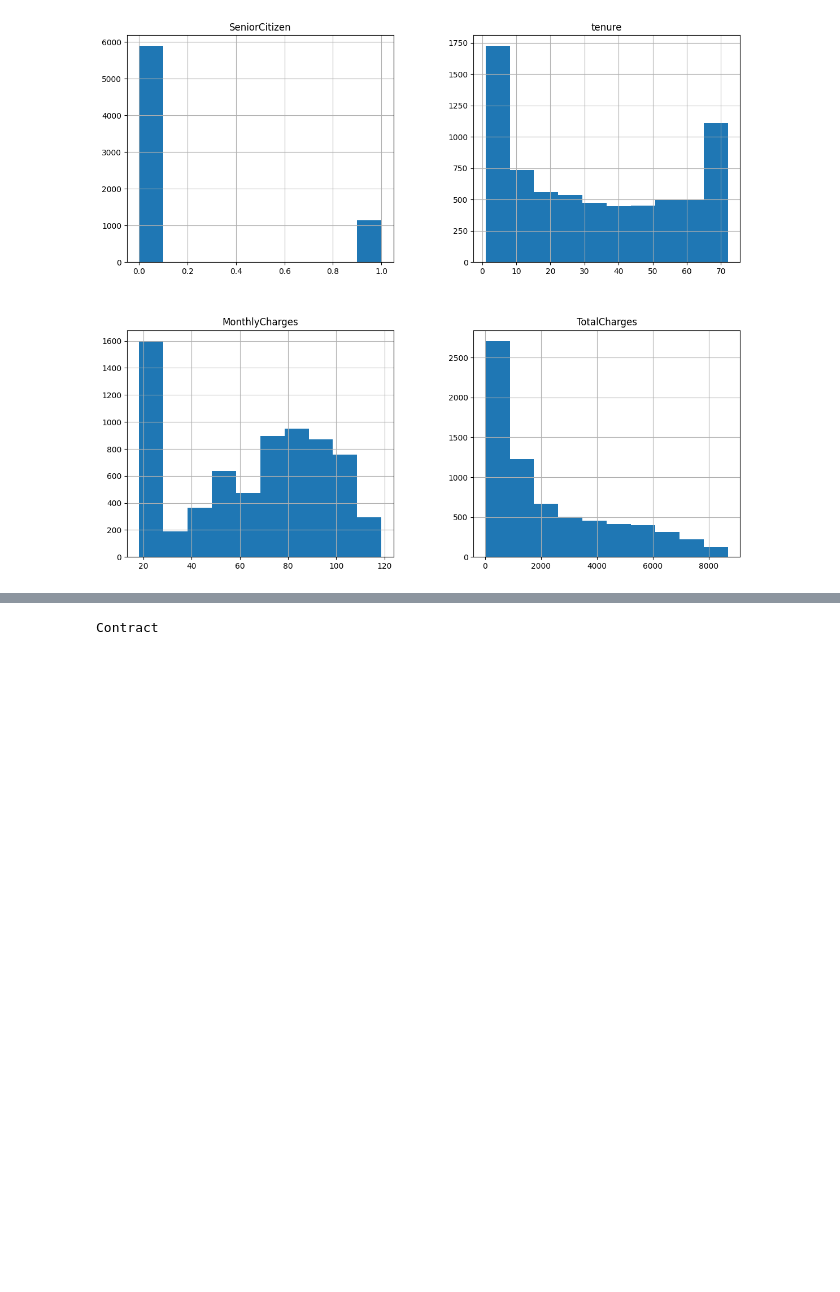
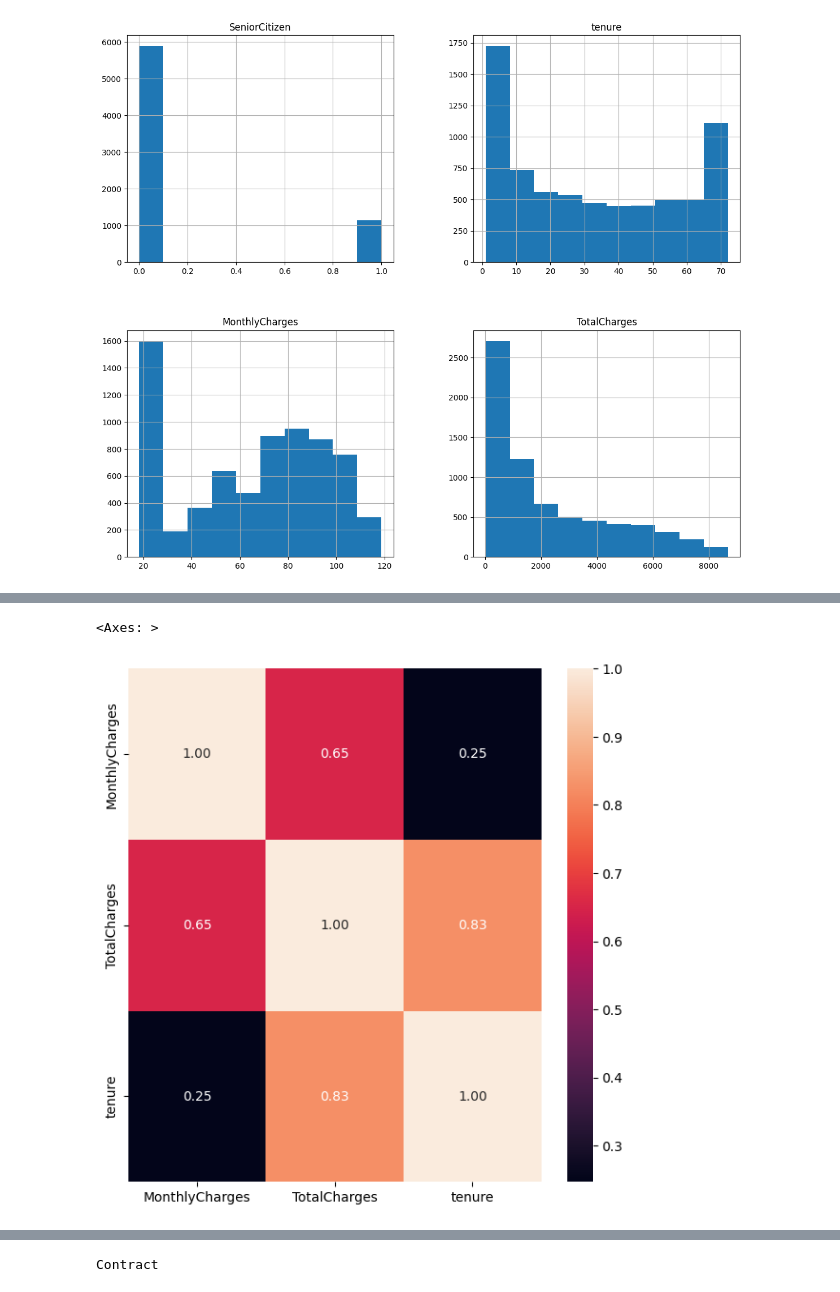
Before and after one commit to jekasores/a3data_ds_challenge, a Jupyter notebook: solution.ipynb, the cells around one changed output, grey strips where cells are left out. Drawn from its saved outputs; the diff is of its cells as text; code cells hidden in the pictures; blank space fills up the shorter version.

```diff
--- a/solution.ipynb
+++ b/solution.ipynb
@@ -248,3 +268,10 @@ array([[<Axes: title={'center': 'SeniorCitizen'}>,
+# %%
+fig, ax = plt.subplots(figsize=(7,7))
+corr_columns = ['MonthlyCharges', 'TotalCharges', 'tenure']
+sns.heatmap(df[corr_columns].corr(), annot=True, fmt=".2f")
+# %% [output]
+<Axes: >
+[figure, added]
 # %%
 # The distribution of Vlo-O and Vlo-I look the same. Are these two columns equal?
 #df['Vlo-O'].equals(df['Vlo-I'])
```
Also changed, not shown: parts of 25 cells of this notebook.
